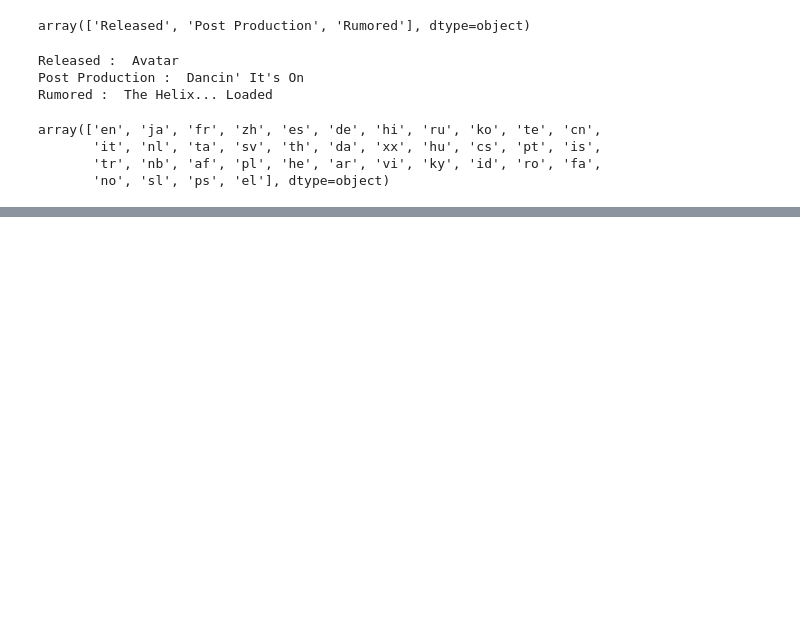
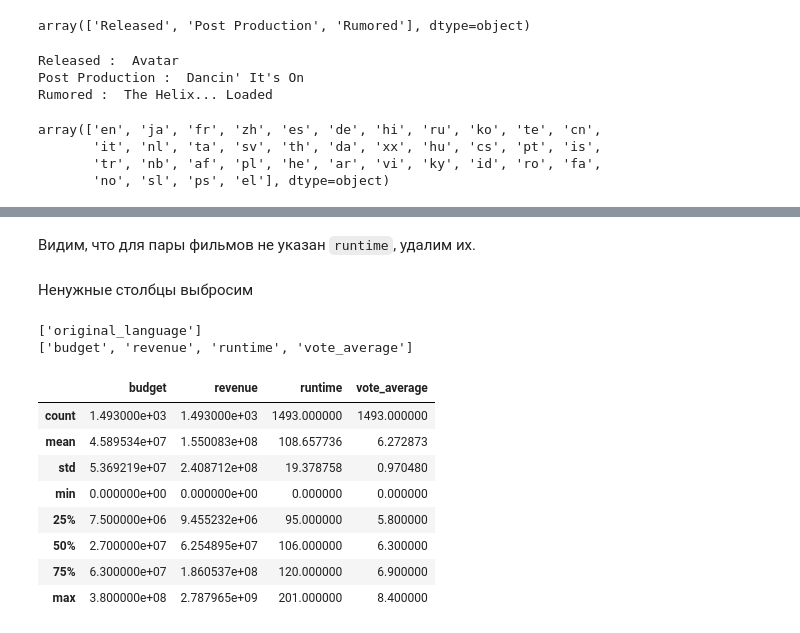
Before and after one commit to komarovn/ML-TMDB-Analysis, a Jupyter notebook: tmdb.ipynb, the cells around one changed output, grey strips where cells are left out. Drawn from its saved outputs; the diff is of its cells as text; code cells hidden in the pictures; blank space fills up the shorter version.

```diff
--- a/tmdb.ipynb
+++ b/tmdb.ipynb
@@ -278,0 +314,29 @@ array(['en', 'ja', 'fr', 'zh', 'es', 'de', 'hi', 'ru', 'ko', 'te', 'cn',
+# %% [markdown]
+Видим, что для пары фильмов не указан `runtime`, удалим их.
+# %%
+data = data.dropna(axis = 0)
+# %% [markdown]
+Ненужные столбцы выбросим
+# %%
+data_mod = data.drop(['id', 'original_title', 'vote_count', 'popularity', 'homepage', 'keywords', 'genres', 'overview', 'production_companies', 'production_countries', 'release_date', 'spoken_languages', 'status', 'tagline', 'title'], axis = 1)
+# %%
+categorical_columns = [c for c in data_mod.columns if data_mod[c].dtype.name == 'object']
+numerical_columns   = [c for c in data_mod.columns if data_mod[c].dtype.name != 'object']
+print (categorical_columns)
+print (numerical_columns)
+# %% [output]
+['original_language']
+['budget', 'revenue', 'runtime', 'vote_average']
+# %%
+data_numerical = data_mod[numerical_columns]
+data_numerical.describe()
+# %% [output]
+|  | budget | revenue | runtime | vote_average |
+| count | 1.493000e+03 | 1.493000e+03 | 1493.000000 | 1493.000000 |
+| mean | 4.589534e+07 | 1.550083e+08 | 108.657736 | 6.272873 |
+| std | 5.369219e+07 | 2.408712e+08 | 19.378758 | 0.970480 |
+| min | 0.000000e+00 | 0.000000e+00 | 0.000000 | 0.000000 |
+| 25% | 7.500000e+06 | 9.455232e+06 | 95.000000 | 5.800000 |
+| 50% | 2.700000e+07 | 6.254895e+07 | 106.000000 | 6.300000 |
+| 75% | 6.300000e+07 | 1.860537e+08 | 120.000000 | 6.900000 |
+| max | 3.800000e+08 | 2.787965e+09 | 201.000000 | 8.400000 |
```
Also changed, not shown: parts of 27 cells of this notebook.
